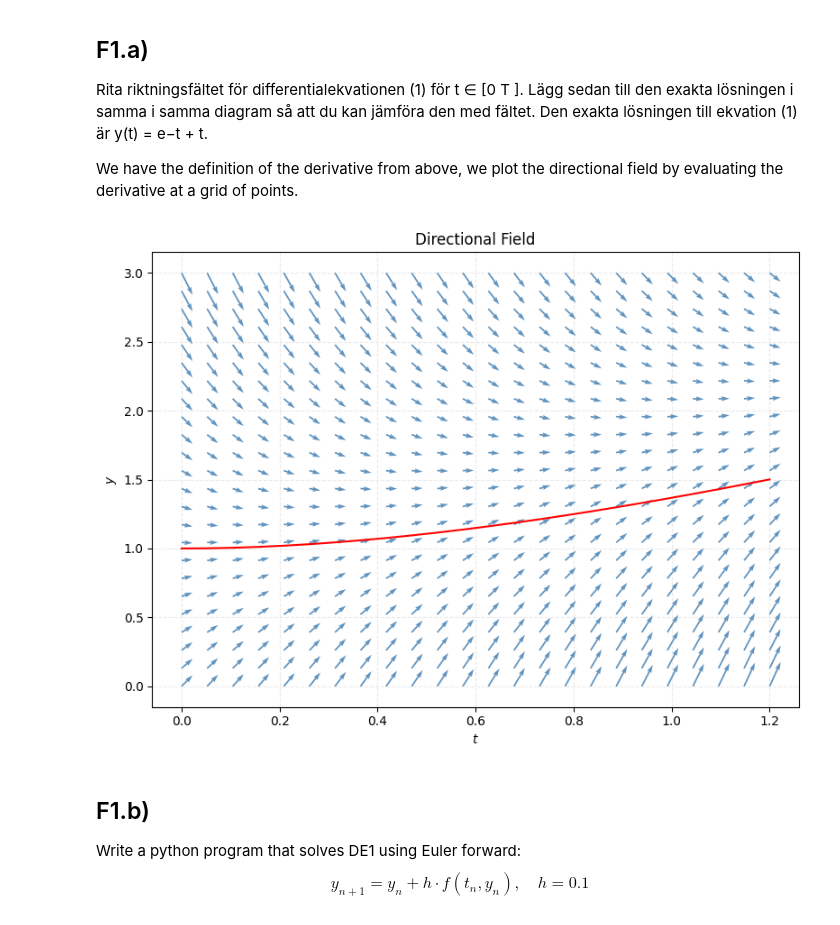
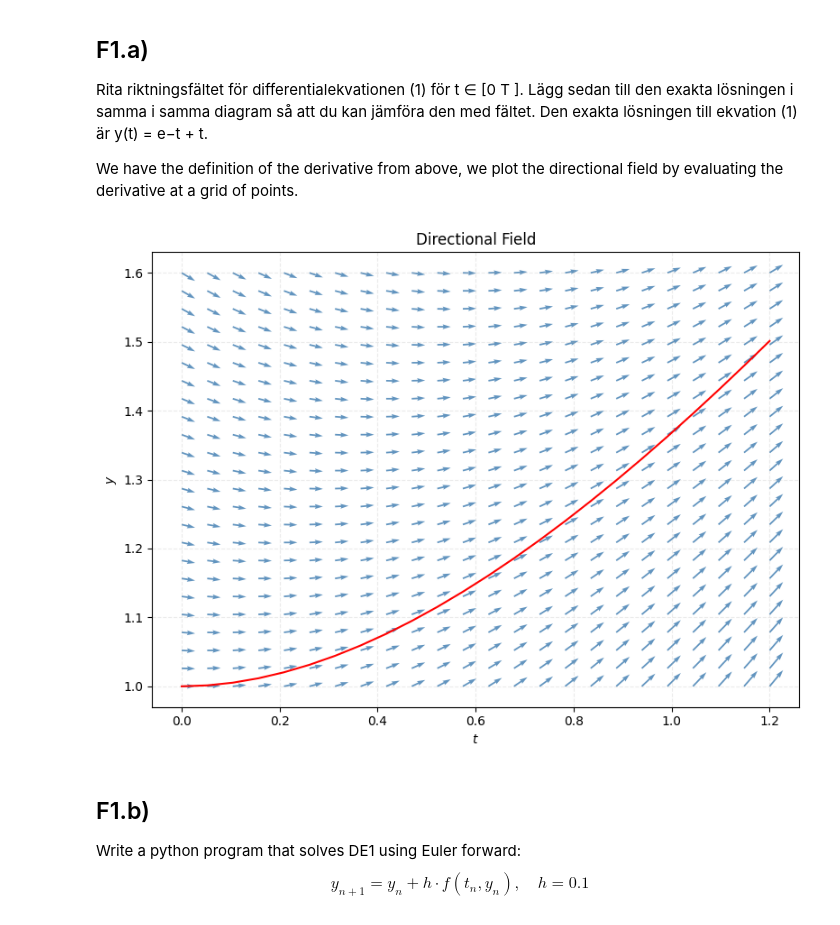
Before and after one commit to ericend/Numerical-Methods, a Jupyter notebook: LAB2/lab2.ipynb, the cells around one changed output. Saved outputs shown, nothing was run; the diff lists cells and outputs as text; code cells hidden in the pictures.

```diff
--- a/LAB2/lab2.ipynb
+++ b/LAB2/lab2.ipynb
@@ -25,33 +25,33 @@ We have the definition of the derivative from above, we plot the directional fie
 # %%
 # directional field
 t = np.linspace(0, 1.2, 24)
-y = np.linspace(-0, 3, 24)
+y = np.linspace(1, 1.6, 24)
 T, Y = np.meshgrid(t, y)
 dY = 1 + T - Y
 dT = np.ones_like(dY)
 
 # Analytical solution
 y_actual = np.exp(-t) + t
 
 
 # uncomment this to normalize arrows in the plot but i think it resulted in a worse graph.
 # L = np.sqrt(dT**2 + dY**2)
 # dT = dT / L
 # dY = dY / L
 
 
 # Plot
 plt.figure(figsize=(8, 6))
 plt.quiver(T, Y, dT, dY, color="steelblue", alpha=0.85)
 plt.plot(t, y_actual, color="red")
 plt.xlabel(r"$t$")
 plt.ylabel(r"$y$")
 plt.title("Directional Field")
-plt.grid(True, alpha=0.25, linestyle='dashed')
+plt.grid(True, alpha=0.25, linestyle="dashed")
 plt.tight_layout()
 plt.show()
 # %% [output]
-[figure, old version]
+[figure, new version]
 # %% [markdown]
 ## F1.b)
 
```
Also changed, not shown: parts of 3 cells of this notebook, 5 other files.
